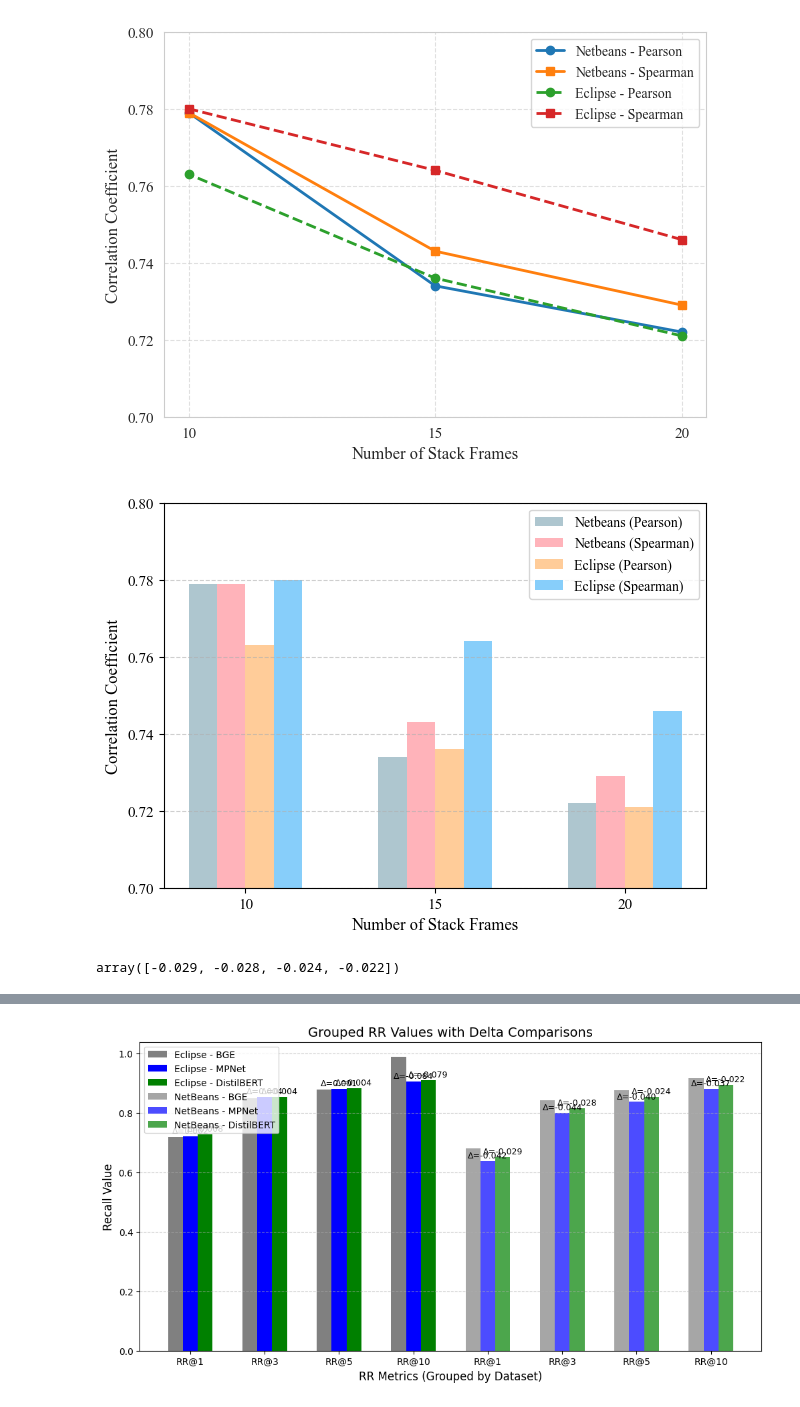
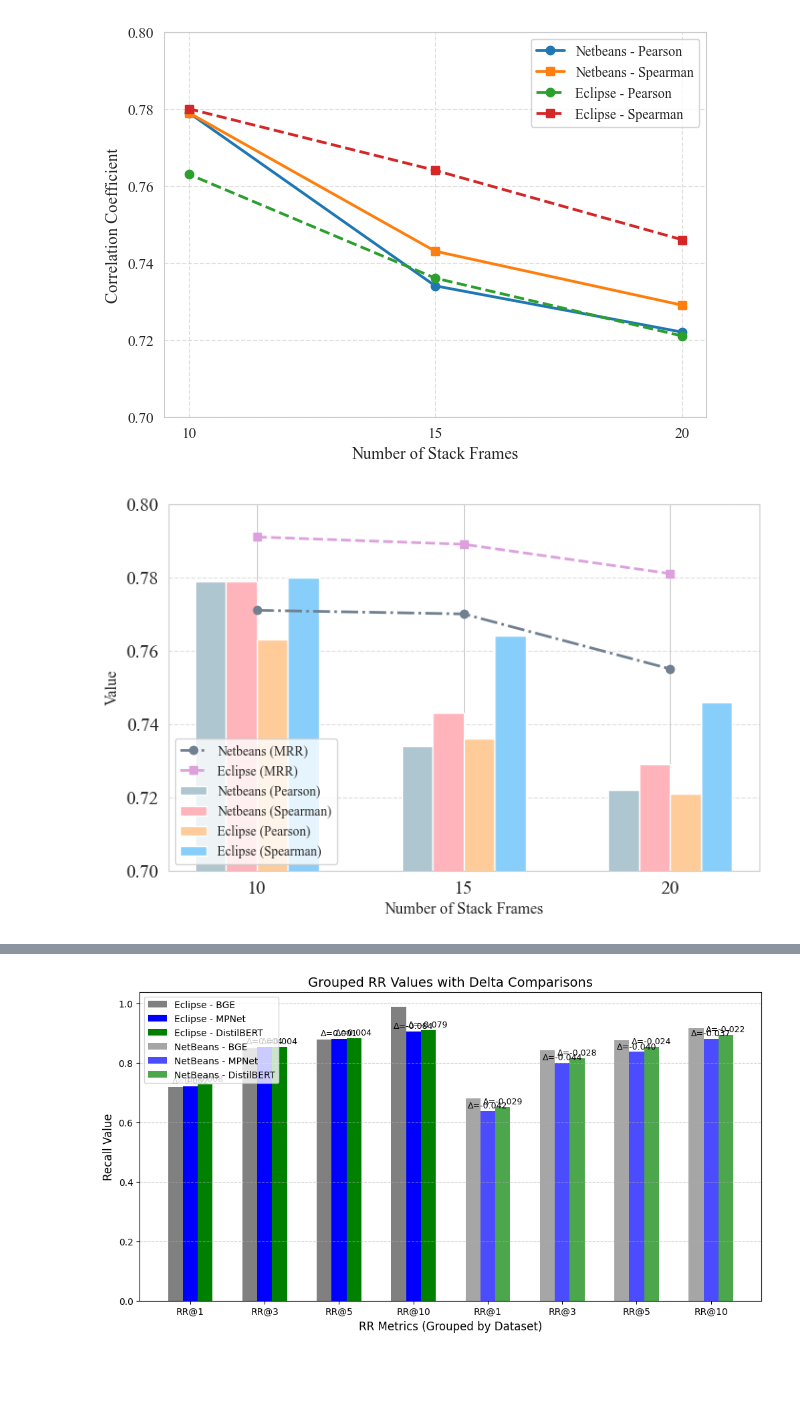
Before and after one commit to afifaniks/dedupt, a Jupyter notebook: src/visualize.ipynb, the cells around one changed output, grey strips where cells are left out. Cells and saved outputs as stored; diff of their text form; code cells hidden in the pictures; blank space fills up the shorter version.

```diff
--- a/src/visualize.ipynb
+++ b/src/visualize.ipynb
@@ -323,51 +326,51 @@ plt.show()
 # %%
 import matplotlib.pyplot as plt
 import numpy as np
 
 # Data
 frames = [10, 15, 20]
 netbeans_pearson = [0.779, 0.734, 0.722]
 netbeans_spearman = [0.779, 0.743, 0.729]
 eclipse_pearson = [0.763, 0.736, 0.721]
 eclipse_spearman = [0.780, 0.764, 0.746]
+nb_mrr = [0.771, 0.770, 0.755]
+ec_mrr = [0.791, 0.789, 0.781]
 
 # Bar width and positions
 bar_width = 0.15
 index = np.arange(len(frames))
 
 # Light colors
 colors = ['#AEC6CF', '#FFB3BA', '#FFCC99', 'lightskyblue']
+mrr_colors = ['slategray', 'plum']
 
-# Plot
-plt.figure(figsize=(7, 5))
+# Create figure and axis
+plt.figure(figsize=(8, 5))
 
-# Bars for each metric
-plt.bar(index - 1.5*bar_width, netbeans_pearson, bar_width, label='Netbeans (Pearson)', color=colors[0])
-plt.bar(index - 0.5*bar_width, netbeans_spearman, bar_width, label='Netbeans (Spearman)', color=colors[1])
-plt.bar(index + 0.5*bar_width, eclipse_pearson, bar_width, label='Eclipse (Pearson)', color=colors[2])
-plt.bar(index + 1.5*bar_width, eclipse_spearman, bar_width, label='Eclipse (Spearman)', color=colors[3])
+# Bars for correlation coefficients
+plt.bar(index - 1.5 * bar_width, netbeans_pearson, bar_width, label='Netbeans (Pearson)', color=colors[0])
+plt.bar(index - 0.5 * bar_width, netbeans_spearman, bar_width, label='Netbeans (Spearman)', color=colors[1])
+plt.bar(index + 0.5 * bar_width, eclipse_pearson, bar_width, label='Eclipse (Pearson)', color=colors[2])
+plt.bar(index + 1.5 * bar_width, eclipse_spearman, bar_width, label='Eclipse (Spearman)', color=colors[3])
+
+# Overlay MRR as lines
+plt.plot(index, nb_mrr, marker='o', linestyle='-.', color=mrr_colors[0], label='Netbeans (MRR)', linewidth=2)
+plt.plot(index, ec_mrr, marker='s', linestyle='--', color=mrr_colors[1], label='Eclipse (MRR)', linewidth=2)
 
 # Labels and legend
 plt.xlabel('Number of Stack Frames', fontsize=12)
-plt.ylabel('Correlation Coefficient', fontsize=12)
-# plt.title('Embedding Similarity Metrics vs. Stack Frames', fontsize=14)
-plt.legend(fontsize=10)
+plt.ylabel('Value', fontsize=12)  # Single label for both metrics
+plt.xticks(index, frames, fontsize=14)
+plt.yticks(fontsize=14)
+plt.ylim(0.7, 0.8)  # Unified scale
+plt.legend(fontsize=10, loc='lower left')
 plt.grid(True, linestyle='--', alpha=0.6, axis='y')
 
-# Customize x-ticks
-plt.xticks(index, frames, fontsize=11)
-plt.yticks(fontsize=11)
-plt.ylim(0.7, 0.8)
-
-# Show plot
-plt.savefig("frames-vs-embeddings-bar-chart-improved.pdf", dpi=300, bbox_inches='tight', pad_inches=0)
+# Save and show
+plt.savefig("frames-vs-embeddings-bar-chart-with-mrr.pdf", dpi=300, bbox_inches='tight', pad_inches=0)
 plt.show()
 # %% [output]
-[figure, old version]
+[figure, new version]
-# %%
-delta_netbeans_distilroberta
-# %% [output]
-array([-0.029, -0.028, -0.024, -0.022])
 # %%
 import matplotlib.pyplot as plt
 import numpy as np
```
Also changed, not shown: parts of 4 cells of this notebook.
